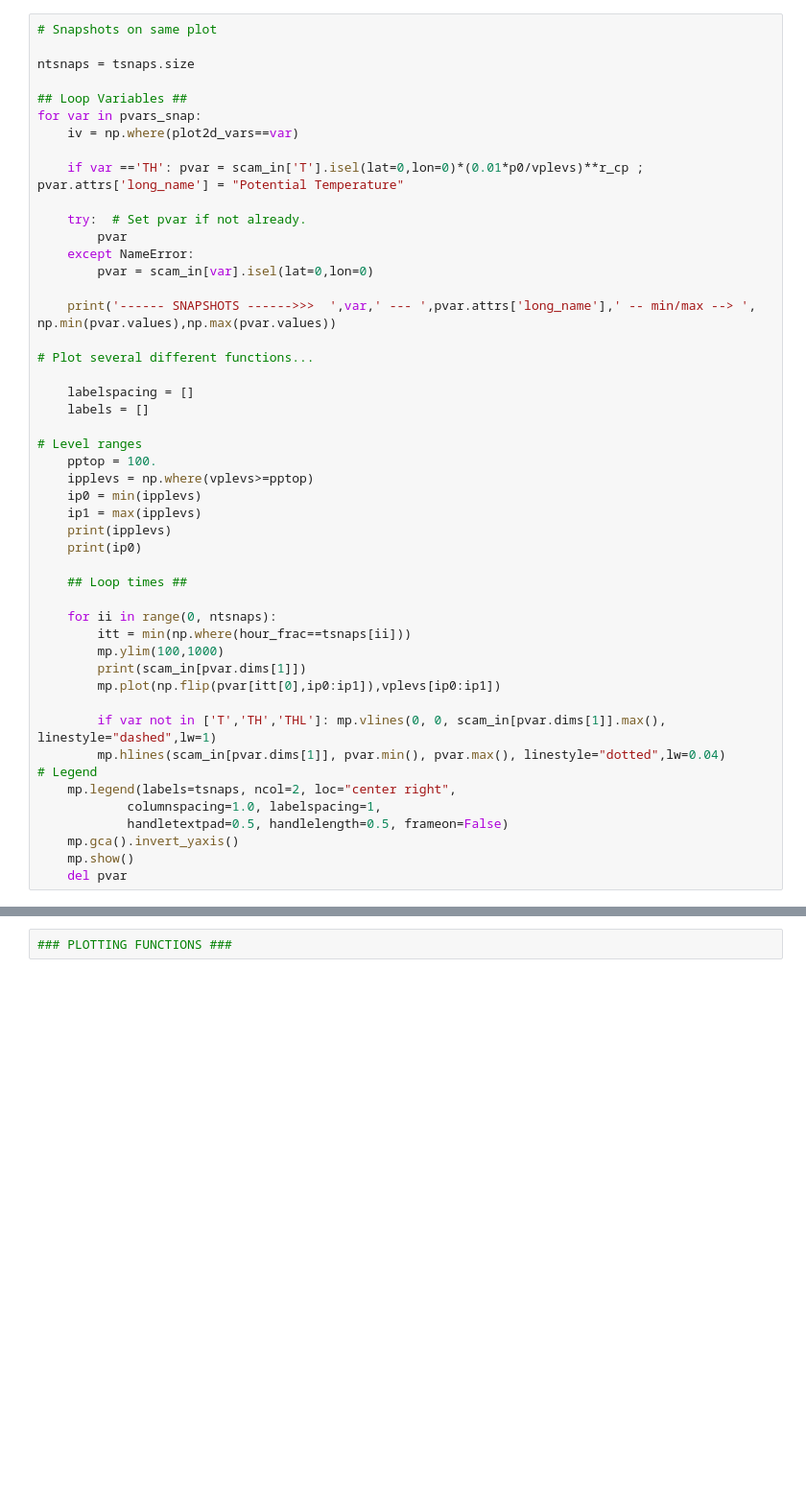
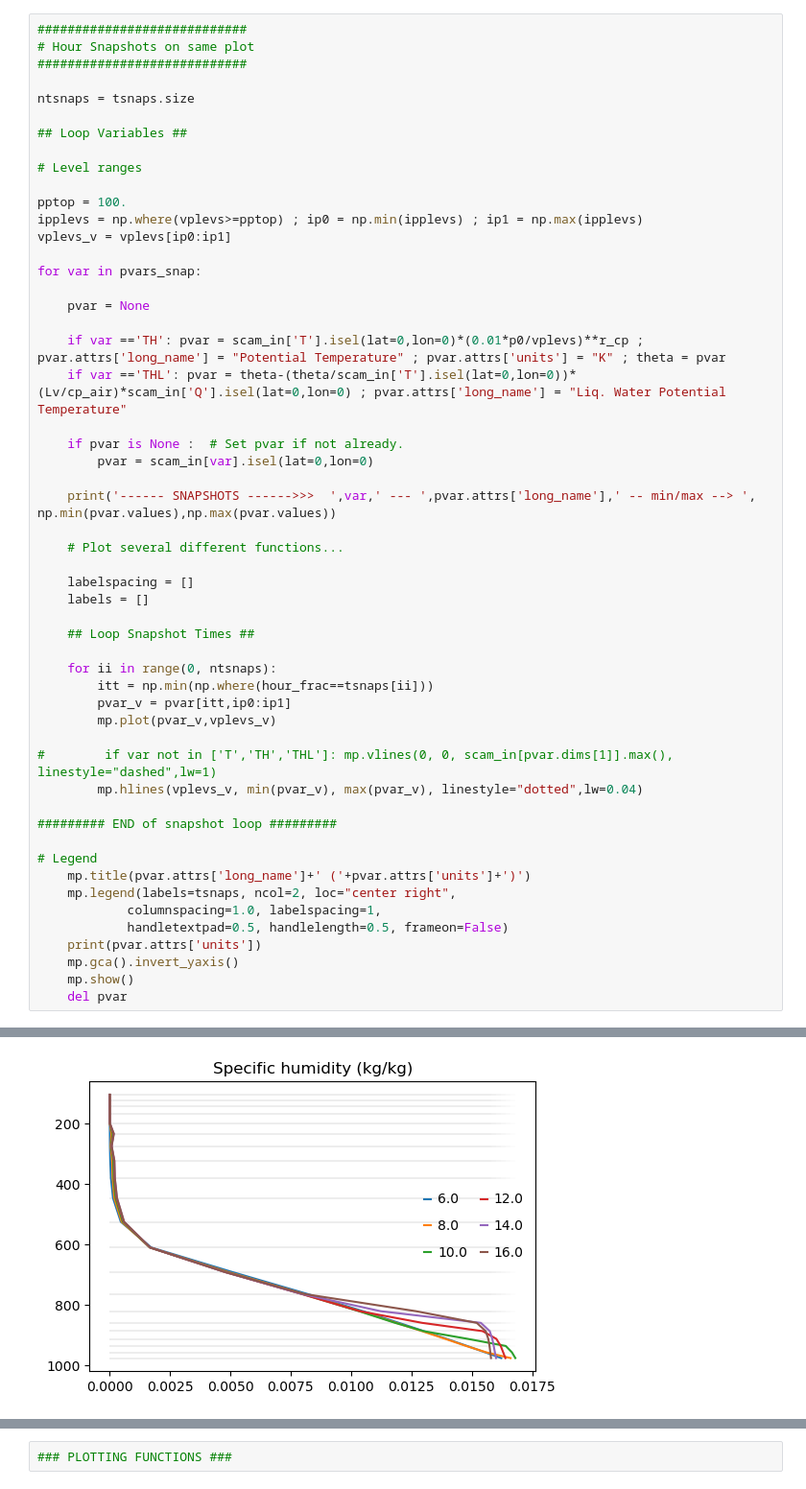
Before and after one commit to swrneale/python-scripts, a Jupyter notebook: PBL/scam_plots.ipynb, the cells around one changed output, grey strips where cells are left out. Shown at 96% size. Drawn from its saved outputs; the diff is of its cells as text; blank space fills up the shorter version.

```diff
--- a/PBL/scam_plots.ipynb
+++ b/PBL/scam_plots.ipynb
@@ -126,48 +205,53 @@ for var in pvars_ts2d:
 # %%
-# Snapshots on same plot
+############################
+# Hour Snapshots on same plot
+############################
 
 ntsnaps = tsnaps.size
 
 ## Loop Variables ##
+
+# Level ranges
+
+pptop = 100.
+ipplevs = np.where(vplevs>=pptop) ; ip0 = np.min(ipplevs) ; ip1 = np.max(ipplevs)
+vplevs_v = vplevs[ip0:ip1]
+
 for var in pvars_snap:
-    iv = np.where(plot2d_vars==var)
 
-    if var =='TH': pvar = scam_in['T'].isel(lat=0,lon=0)*(0.01*p0/vplevs)**r_cp ; pvar.attrs['long_name'] = "Potential Temperature"
+    pvar = None
 
-    try:  # Set pvar if not already.
-        pvar
-    except NameError:
+    if var =='TH': pvar = scam_in['T'].isel(lat=0,lon=0)*(0.01*p0/vplevs)**r_cp ; pvar.attrs['long_name'] = "Potential Temperature" ; pvar.attrs['units'] = "K" ; theta = pvar
+    if var =='THL': pvar = theta-(theta/scam_in['T'].isel(lat=0,lon=0))*(Lv/cp_air)*scam_in['Q'].isel(lat=0,lon=0) ; pvar.attrs['long_name'] = "Liq. Water Potential Temperature"
+
+    if pvar is None :  # Set pvar if not already.
         pvar = scam_in[var].isel(lat=0,lon=0)
 
     print('------ SNAPSHOTS ------>>>  ',var,' --- ',pvar.attrs['long_name'],' -- min/max --> ',  np.min(pvar.values),np.max(pvar.values))
 
-# Plot several different functions...
+    # Plot several different functions...
 
     labelspacing = []
     labels = []
 
-# Level ranges
-    pptop = 100.
-    ipplevs = np.where(vplevs>=pptop)
-    ip0 = min(ipplevs)
-    ip1 = max(ipplevs)
-    print(ipplevs)
-    print(ip0)
-
-    ## Loop times ##
+    ## Loop Snapshot Times ##
 
     for ii in range(0, ntsnaps):
-        itt = min(np.where(hour_frac==tsnaps[ii]))
-        mp.ylim(100,1000)
-        print(scam_in[pvar.dims[1]])
-        mp.plot(np.flip(pvar[itt[0],ip0:ip1]),vplevs[ip0:ip1])
+        itt = np.min(np.where(hour_frac==tsnaps[ii]))
+        pvar_v = pvar[itt,ip0:ip1]
+        mp.plot(pvar_v,vplevs_v)
 
-        if var not in ['T','TH','THL']: mp.vlines(0, 0, scam_in[pvar.dims[1]].max(), linestyle="dashed",lw=1)
-        mp.hlines(scam_in[pvar.dims[1]], pvar.min(), pvar.max(), linestyle="dotted",lw=0.04)
+#        if var not in ['T','TH','THL']: mp.vlines(0, 0, scam_in[pvar.dims[1]].max(), linestyle="dashed",lw=1)
+        mp.hlines(vplevs_v, min(pvar_v), max(pvar_v), linestyle="dotted",lw=0.04)
+
+######### END of snapshot loop #########
+
 # Legend
+    mp.title(pvar.attrs['long_name']+' ('+pvar.attrs['units']+')')
     mp.legend(labels=tsnaps, ncol=2, loc="center right",
             columnspacing=1.0, labelspacing=1,
             handletextpad=0.5, handlelength=0.5, frameon=False)
+    print(pvar.attrs['units'])
     mp.gca().invert_yaxis()
     mp.show()
     del pvar
@@ -193,0 +261 @@ Attributes:
+[figure, new version]
```
Also changed, not shown: parts of 8 cells of this notebook, 1 other file.
